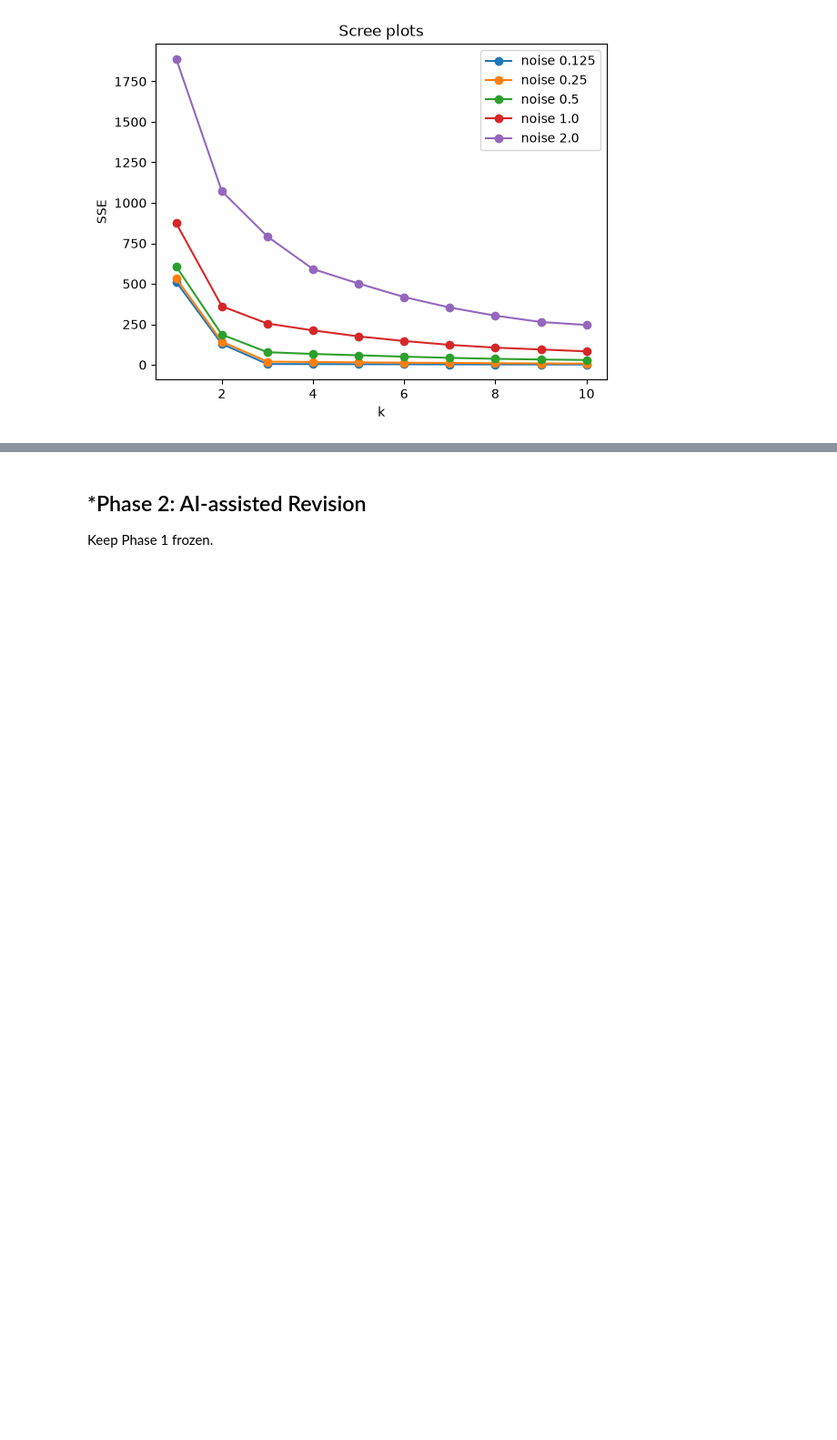
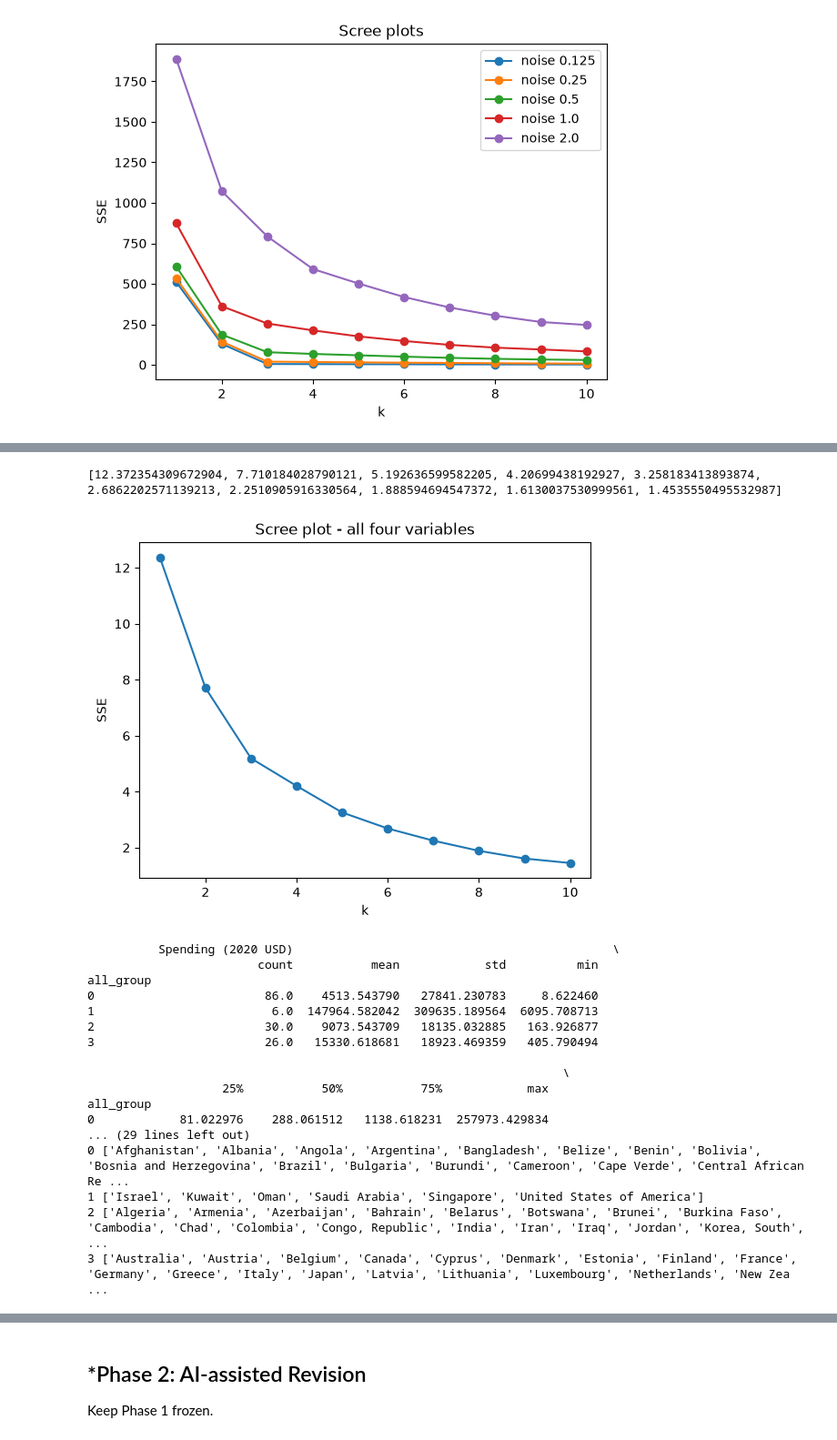
Before and after one commit to kph4br/A04-clustering, a Jupyter notebook: notebook.ipynb, the cells around one changed output, grey strips where cells are left out. Shown at 91% size. Drawn from its saved outputs; the diff is of its cells as text; code cells hidden in the pictures; blank space fills up the shorter version.

```diff
--- a/notebook.ipynb
+++ b/notebook.ipynb
@@ -169,2 +344,51 @@ noise 2.0
 # %%
 # 2.4
+all_four = pd.DataFrame()
+all_four['Spending (2020 USD)'] = maxmin(milex['Spending (2020 USD)'])
+all_four['Spending per Capita'] = maxmin(milex['Spending per Capita'])
+all_four['Percent of Government Spending'] = maxmin(milex['Percent of Government Spending'])
+all_four['Percent of GDP'] = maxmin(milex['Percent of GDP'])
+
+all_sse = []
+k_values = []
+for k in range(1, 11):
+    km = KMeans(n_clusters=k, n_init=10, random_state=0)
+    km.fit(all_four)
+    all_sse.append(km.inertia_)
+    k_values.append(k)
+print(all_sse)
+plt.plot(k_values, all_sse, marker='o')
+plt.xlabel('k')
+plt.ylabel('SSE')
+plt.title('Scree plot - all four variables')
+plt.show()
+
+# k = 4 from the scree plot
+km_all = KMeans(n_clusters=4, n_init=10, random_state=0)
+km_all.fit(all_four)
+milex['all_group'] = km_all.labels_
+
+print(milex.groupby('all_group')[['Spending (2020 USD)', 'Spending per Capita', 'Percent of Government Spending', 'Percent of GDP']].describe())
+
+for g in range(4):
+    print(g, milex[milex['all_group'] == g]['Country'].tolist())
+# %% [output]
+[12.372354309672904, 7.710184028790121, 5.192636599582205, 4.20699438192927, 3.258183413893874, 2.6862202571139213, 2.2510905916330564, 1.888594694547372, 1.6130037530999561, 1.4535550495532987]
+[figure, added]
+          Spending (2020 USD)                                             \
+                        count           mean            std          min
+all_group
+0                        86.0    4513.543790   27841.230783     8.622460
+1                         6.0  147964.582042  309635.189564  6095.708713
+2                        30.0    9073.543709   18135.032885   163.926877
+3                        26.0   15330.618681   18923.469359   405.790494
+
+                                                                   \
+                   25%           50%           75%            max
+all_group
+0            81.022976    288.061512   1138.618231  257973.429834
+... (29 lines left out)
+0 ['Afghanistan', 'Albania', 'Angola', 'Argentina', 'Bangladesh', 'Belize', 'Benin', 'Bolivia', 'Bosnia and Herzegovina', 'Brazil', 'Bulgaria', 'Burundi', 'Cameroon', 'Cape Verde', 'Central African Re ...
+1 ['Israel', 'Kuwait', 'Oman', 'Saudi Arabia', 'Singapore', 'United States of America']
+2 ['Algeria', 'Armenia', 'Azerbaijan', 'Bahrain', 'Belarus', 'Botswana', 'Brunei', 'Burkina Faso', 'Cambodia', 'Chad', 'Colombia', 'Congo, Republic', 'India', 'Iran', 'Iraq', 'Jordan', 'Korea, South', ...
+3 ['Australia', 'Austria', 'Belgium', 'Canada', 'Cyprus', 'Denmark', 'Estonia', 'Finland', 'France', 'Germany', 'Greece', 'Italy', 'Japan', 'Latvia', 'Lithuania', 'Luxembourg', 'Netherlands', 'New Zea ...
```
Also changed, not shown: parts of 15 cells of this notebook.
